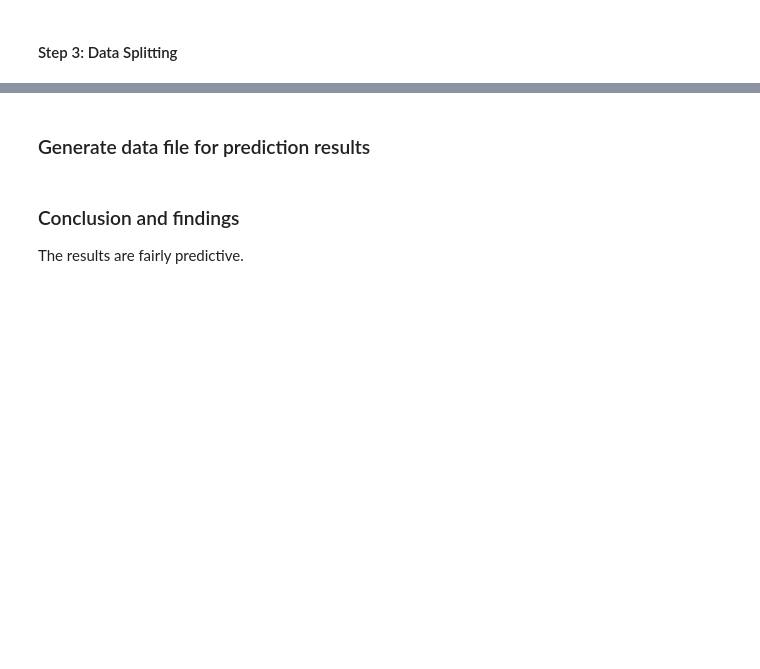
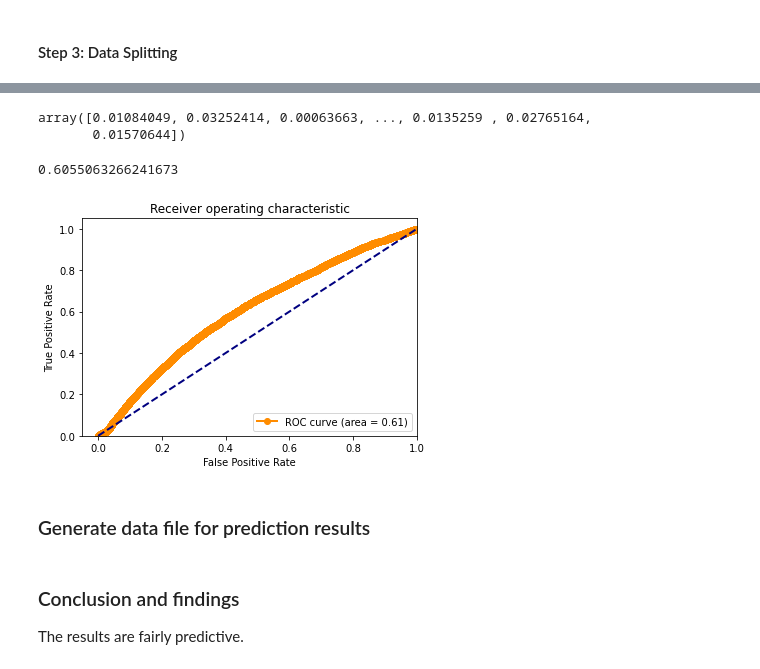
Before and after one commit to owen-hwlee/isom3360_project_credit_card_defaultee_analysis, a Jupyter notebook: models/naive_bayes.ipynb, the cells around one changed output, grey strips where cells are left out. Saved outputs shown, nothing was run; the diff lists cells and outputs as text; code cells hidden in the pictures; blank space fills up the shorter version.

Commit message:
finished naive bayes gaussian model

```diff
--- a/models/naive_bayes.ipynb
+++ b/models/naive_bayes.ipynb
@@ -328,0 +214,4 @@ simple_tree_vis(best_model)
+# %%
+# train model using all training dataset
+# https://scikit-learn.org/stable/modules/generated/sklearn.naive_bayes.GaussianNB.html#sklearn.naive_bayes.GaussianNB.fit
+gnb.fit(X_train, y_train)
@@ -328,0 +220,10 @@ simple_tree_vis(best_model)
+# %%
+from sklearn.metrics import roc_curve
+from sklearn.metrics import auc
+
+# test model (output probability estimate)
+# https://scikit-learn.org/stable/modules/generated/sklearn.naive_bayes.GaussianNB.html#sklearn.naive_bayes.GaussianNB.predict_proba
+pred_prob = gnb.predict_proba(X_test)
+
+# show the probability of belonging to class 0 and class 1
+pred_prob
@@ -329,3 +238,36 @@ simple_tree_vis(best_model)
+# %%
+pred_prob[:,1]
+# %% [output]
+array([0.01084049, 0.03252414, 0.00063663, ..., 0.0135259 , 0.02765164,
+       0.01570644])
+# %%
+# y is the true label, pred_prob[:,1] measures the predicted probability of belonging to class 1 (which is defined as positive class)
+# https://scikit-learn.org/stable/modules/generated/sklearn.metrics.roc_curve.html
+fpr, tpr, thresholds = roc_curve(y_test, pred_prob[:,1], pos_label=1)
+# %%
+# Aread under ROC curve
+roc_auc=auc(fpr,tpr)
+roc_auc
+# %% [output]
+0.6055063266241673
+# %%
+import matplotlib.pyplot as plt
+%matplotlib inline
+
+plt.figure()
+lw = 2
+plt.plot(fpr, tpr, marker='o',color='darkorange',
+         lw=lw, label='ROC curve (area = %0.2f)' % roc_auc)
+plt.plot([0, 1], [0, 1], color='navy', lw=lw, linestyle='--')
+plt.xlim([-0.05, 1.0])
+plt.ylim([0.0, 1.05])
+plt.xlabel('False Positive Rate')
+plt.ylabel('True Positive Rate')
+plt.title('Receiver operating characteristic')
+plt.legend(loc="lower right")
+plt.show()
+# %% [output]
+[figure, added]
 # %% [markdown]
 ### Generate data file for prediction results
 # %%
```
Also changed, not shown: parts of 44 cells of this notebook.
